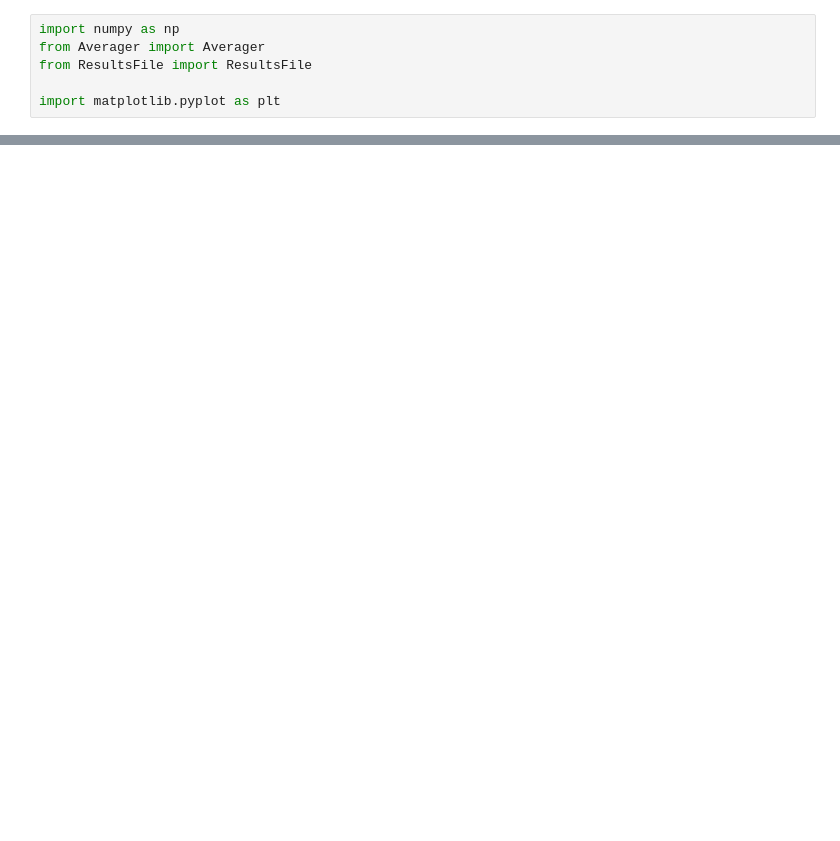
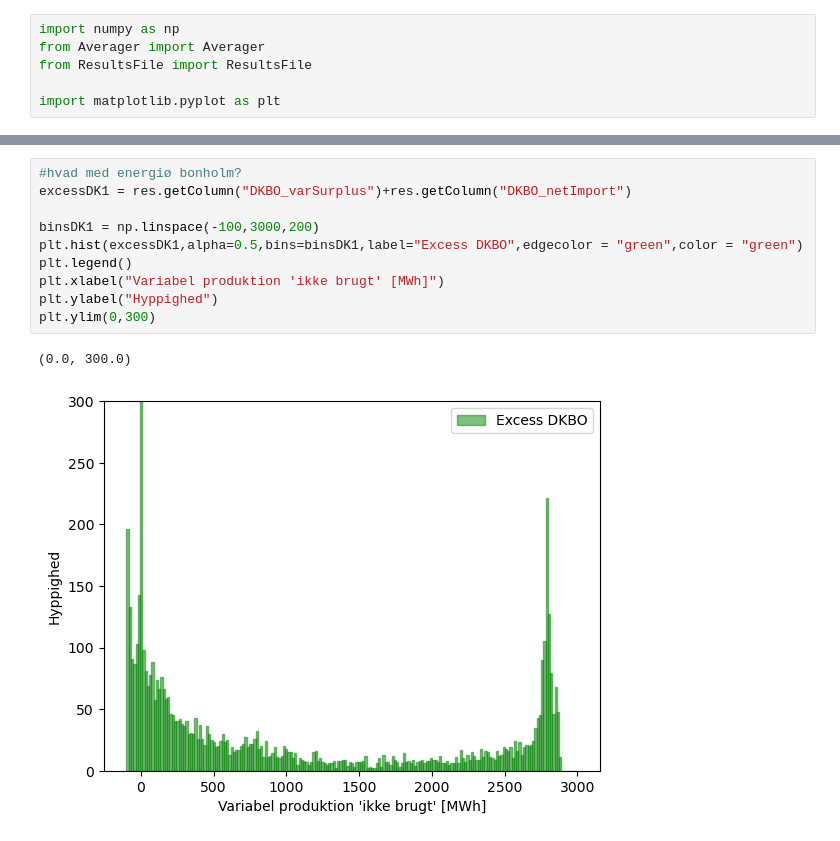
Before and after one commit to JeppeSchultzNielsen/REO-Sisyfos-lite, a Jupyter notebook: analysis/ExcessAnalysis.ipynb, the cells around one changed output, grey strips where cells are left out. Drawn from its saved outputs; the diff is of its cells as text; blank space fills up the shorter version.

```diff
--- a/analysis/ExcessAnalysis.ipynb
+++ b/analysis/ExcessAnalysis.ipynb
@@ -33,0 +54,13 @@ Det må være varsurplus minus netimport, der tilsammen giver overskudsproduktio
+# %%
+#hvad med energiø bonholm?
+excessDK1 = res.getColumn("DKBO_varSurplus")+res.getColumn("DKBO_netImport")
+
+binsDK1 = np.linspace(-100,3000,200)
+plt.hist(excessDK1,alpha=0.5,bins=binsDK1,label="Excess DKBO",edgecolor = "green",color = "green")
+plt.legend()
+plt.xlabel("Variabel produktion 'ikke brugt' [MWh]")
+plt.ylabel("Hyppighed")
+plt.ylim(0,300)
+# %% [output]
+(0.0, 300.0)
+[figure, added]
```
Also changed, not shown: parts of 16 cells of this notebook, 8 other files.
